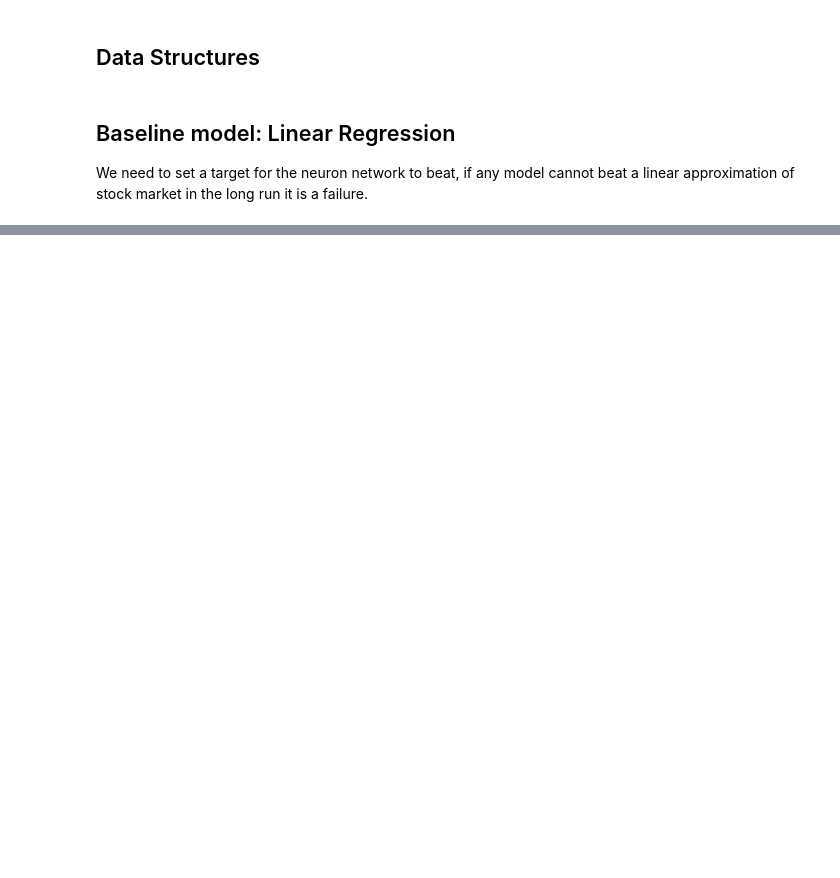
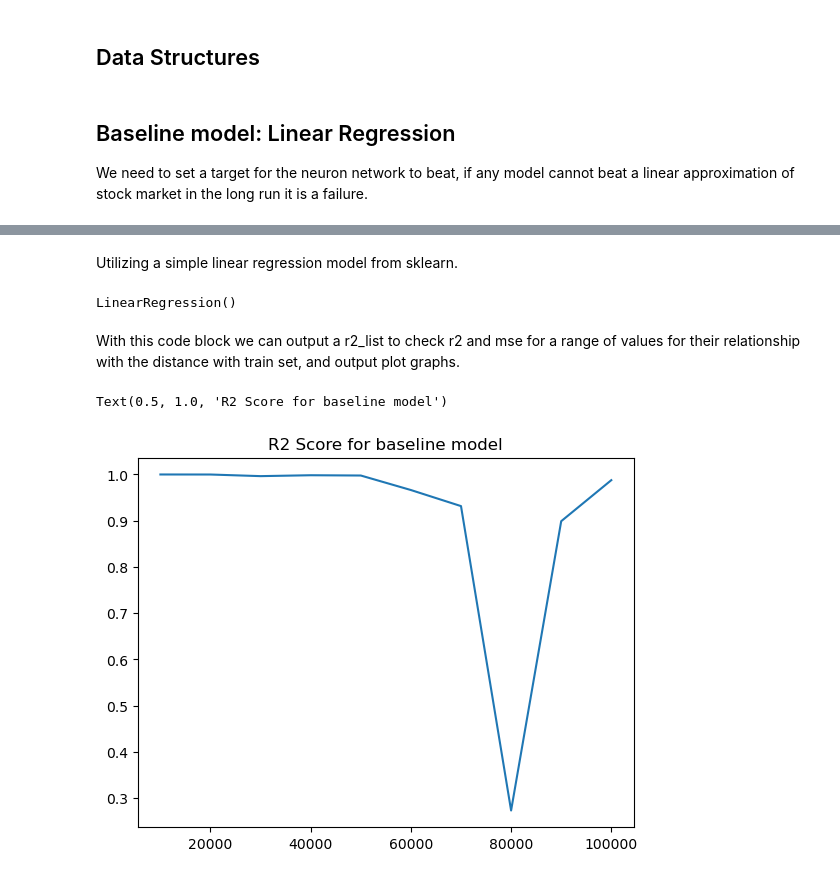
Before and after one commit to Yichen-Wang-2003/24W-PIC16B-Group4, a Jupyter notebook: blogpost.ipynb, the cells around one changed output, grey strips where cells are left out. Cells and saved outputs as stored; diff of their text form; code cells hidden in the pictures; blank space fills up the shorter version.

```diff
--- a/blogpost.ipynb
+++ b/blogpost.ipynb
@@ -110,0 +150,21 @@ We need to set a target for the neuron network to beat, if any model cannot beat
+# %%
+# custom train test val split with a smaller dataset.
+# Read in the data from the database
+conn = sqlite3.connect('data/tables.db')
+# show database content
+cursor = conn.cursor()
+cursor.execute("SELECT name FROM sqlite_master WHERE type='table';")
+print(cursor.fetchall())
+# Extract two tables from it and store them in two pd df
+ds = pd.read_sql_query("SELECT * from df_2023_h1_feature", conn)
+target = pd.read_sql_query("SELECT * from df_2023_h1_target", conn)
+
+ds = ds.drop(['[QUOTE_DATE]', '[EXPIRE_DATE]', 'Adj Close'], axis=1)
+
+X_train = ds[0:10000]
+y_train = target[0:10000]
+X_val = ds[10001:11001]
+y_val = target[10001:11001]
+X_test = ds[11002: 12002]
+y_test = target[11002: 12002]
+print(X_train.shape, y_train.shape, X_val.shape, y_val.shape, X_test.shape, y_test.shape)
@@ -110,0 +174,3 @@ We need to set a target for the neuron network to beat, if any model cannot beat
+# %%
+target = pd.read_sql_query("SELECT * from df_2023_h1_target", conn)
+target
@@ -110,0 +191,29 @@ We need to set a target for the neuron network to beat, if any model cannot beat
+# %% [markdown]
+Utilizing a simple linear regression model from sklearn.
+# %%
+from sklearn.linear_model import LinearRegression
+from sklearn import metrics
+
+reg = LinearRegression()
+reg.fit(X_train, y_train)
+# %% [output]
+LinearRegression()
+# %% [markdown]
+With this code block we can output a r2_list to check r2 and mse for a range of values for their relationship with the distance with train set, and output plot graphs.
+# %%
+r2_list = []
+mse_list = []
+X_list = []
+for i in range(10):
+    X_test = ds.iloc[10000 + i * 10000:11000 + i * 10000]
+    y_test = target.iloc[10000 + i * 10000:11000 + i * 10000]
+    y_pred = reg.predict(X_test)
+    X_list.append(10000 + i * 10000)
+    r2_list.append(metrics.r2_score(y_true=y_test, y_pred=y_pred))
+    mse_list.append(metrics.mean_squared_error(y_true=y_test, y_pred=y_pred))
+# %%
+plt.plot(X_list, r2_list)
+plt.title('R2 Score for baseline model')
+# %% [output]
+Text(0.5, 1.0, 'R2 Score for baseline model')
+[figure, added]
```
Also changed, not shown: parts of 14 cells of this notebook, 1 other file.
